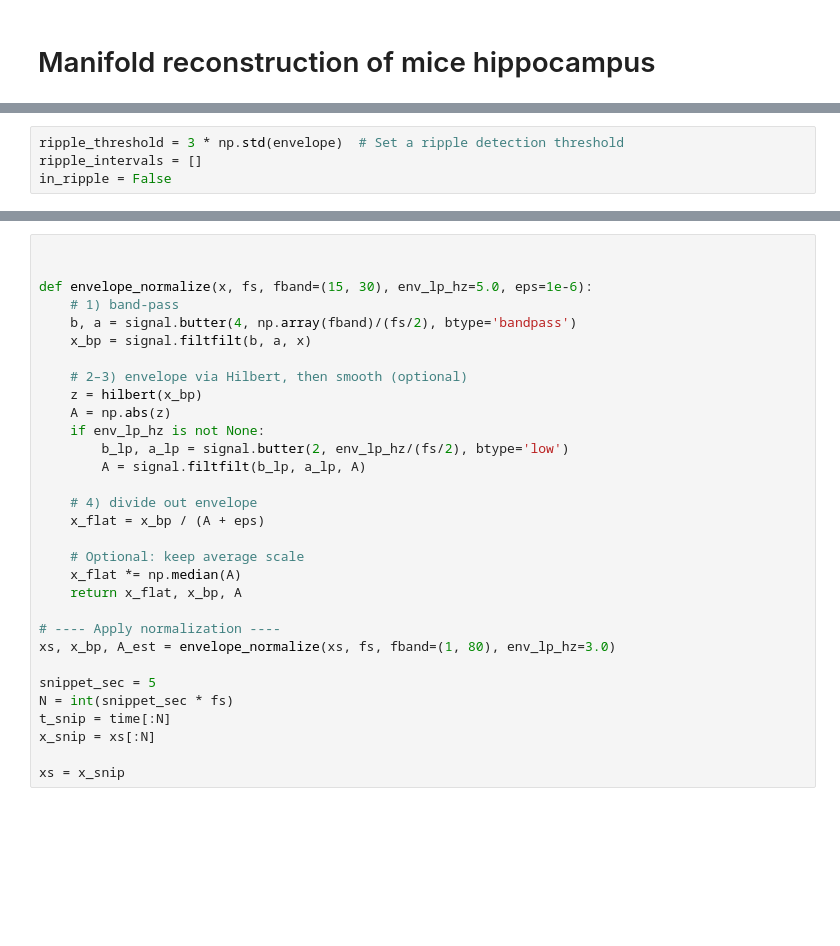
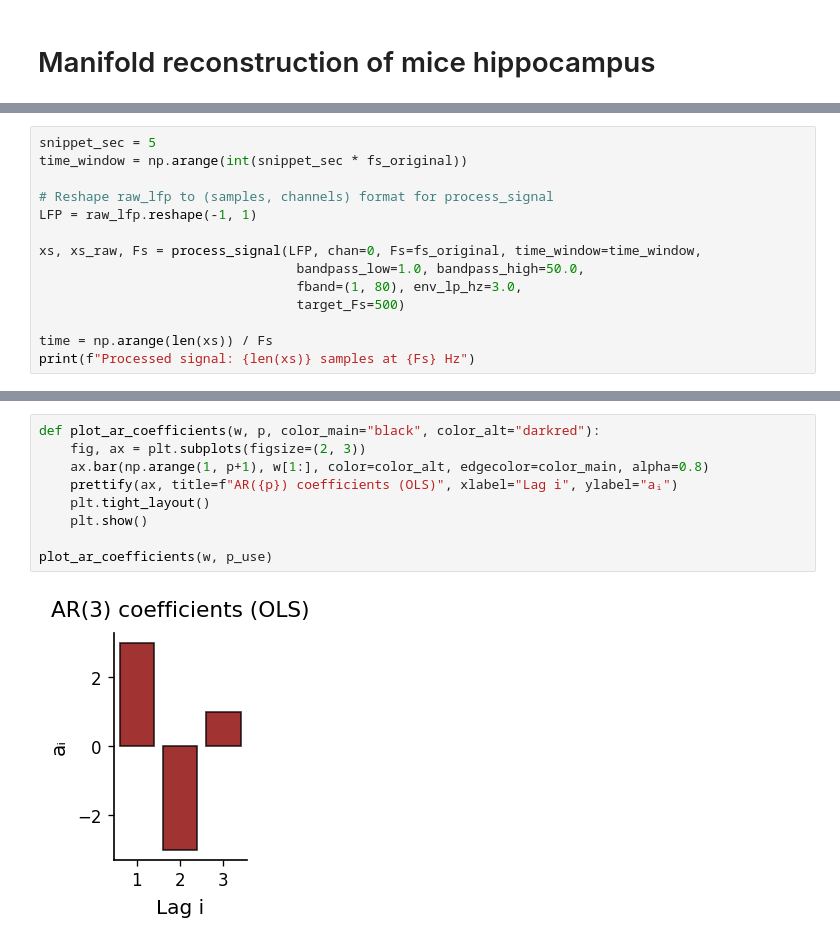
Before and after one commit to erfanzabeh/StocasticDiffEq_Simulation, a Jupyter notebook: docs/tutorials/mouse.ipynb, the cells around one changed output, grey strips where cells are left out. Saved outputs shown, nothing was run; the diff lists cells and outputs as text; blank space fills up the shorter version.

```diff
--- a/docs/tutorials/mouse.ipynb
+++ b/docs/tutorials/mouse.ipynb
@@ -79,4 +87,14 @@ Sxx_smooth = gaussian_filter(Sxx, sigma=3)  # Sigma determines the smoothing lev
 # %%
-ripple_threshold = 3 * np.std(envelope)  # Set a ripple detection threshold
-ripple_intervals = []
-in_ripple = False
+snippet_sec = 5
+time_window = np.arange(int(snippet_sec * fs_original))
+
+# Reshape raw_lfp to (samples, channels) format for process_signal
+LFP = raw_lfp.reshape(-1, 1)
+
+xs, xs_raw, Fs = process_signal(LFP, chan=0, Fs=fs_original, time_window=time_window,
+                                 bandpass_low=1.0, bandpass_high=50.0,
+                                 fband=(1, 80), env_lp_hz=3.0,
+                                 target_Fs=500)
+
+time = np.arange(len(xs)) / Fs
+print(f"Processed signal: {len(xs)} samples at {Fs} Hz")
@@ -130,31 +149,11 @@ if fs > target_Fs:
 # %%
+def plot_ar_coefficients(w, p, color_main="black", color_alt="darkred"):
+    fig, ax = plt.subplots(figsize=(2, 3))
+    ax.bar(np.arange(1, p+1), w[1:], color=color_alt, edgecolor=color_main, alpha=0.8)
+    prettify(ax, title=f"AR({p}) coefficients (OLS)", xlabel="Lag i", ylabel="aᵢ")
+    plt.tight_layout()
+    plt.show()
 
-
-def envelope_normalize(x, fs, fband=(15, 30), env_lp_hz=5.0, eps=1e-6):
-    # 1) band-pass
-    b, a = signal.butter(4, np.array(fband)/(fs/2), btype='bandpass')
-    x_bp = signal.filtfilt(b, a, x)
-
-    # 2–3) envelope via Hilbert, then smooth (optional)
-    z = hilbert(x_bp)
-    A = np.abs(z)
-    if env_lp_hz is not None:
-        b_lp, a_lp = signal.butter(2, env_lp_hz/(fs/2), btype='low')
-        A = signal.filtfilt(b_lp, a_lp, A)
-
-    # 4) divide out envelope
-    x_flat = x_bp / (A + eps)
-
-    # Optional: keep average scale
-    x_flat *= np.median(A)
-    return x_flat, x_bp, A
-
-# ---- Apply normalization ----
-xs, x_bp, A_est = envelope_normalize(xs, fs, fband=(1, 80), env_lp_hz=3.0)
-
-snippet_sec = 5
-N = int(snippet_sec * fs)
-t_snip = time[:N]
-x_snip = xs[:N]
-
-xs = x_snip
+plot_ar_coefficients(w, p_use)
+# %% [output]
+[figure, added]
```
Also changed, not shown: parts of 15 cells of this notebook, 1 other file.
